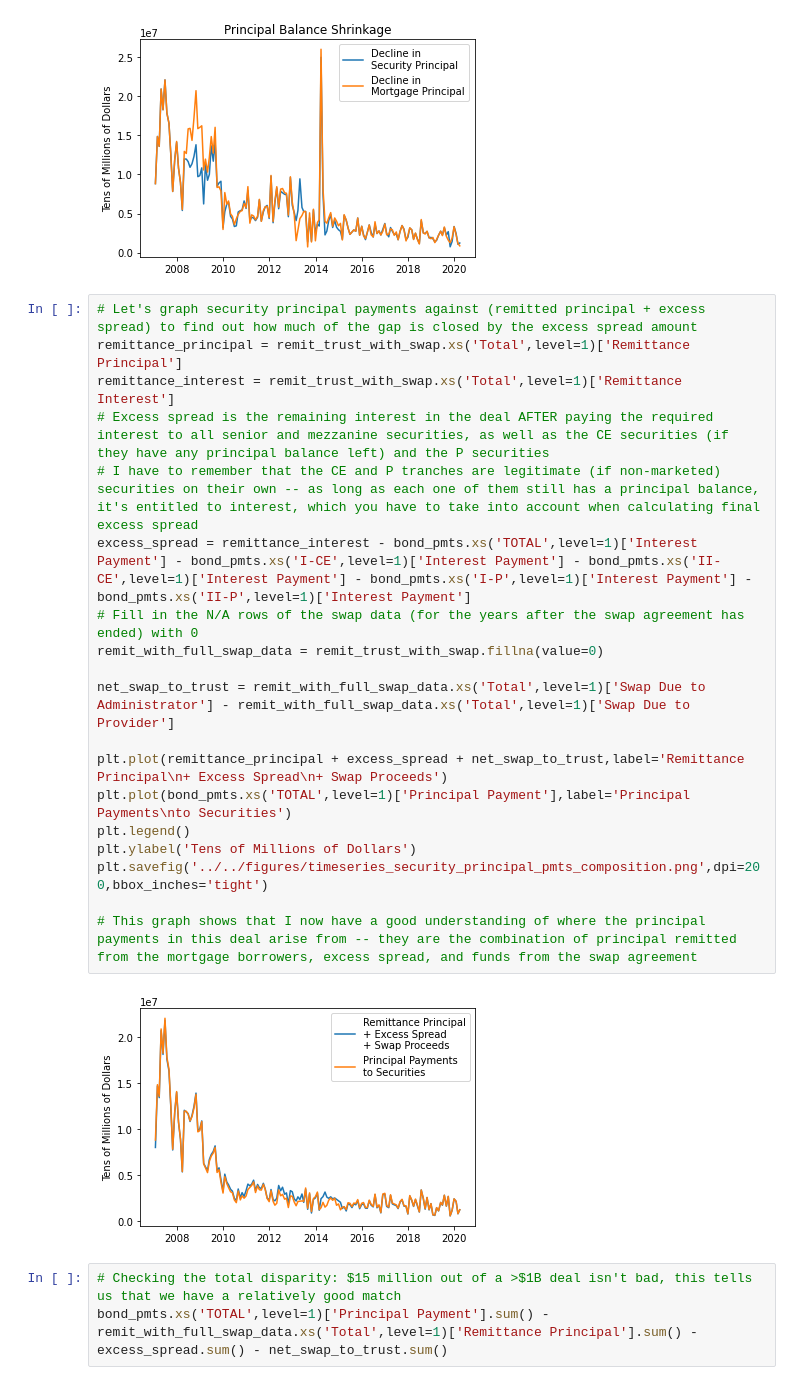
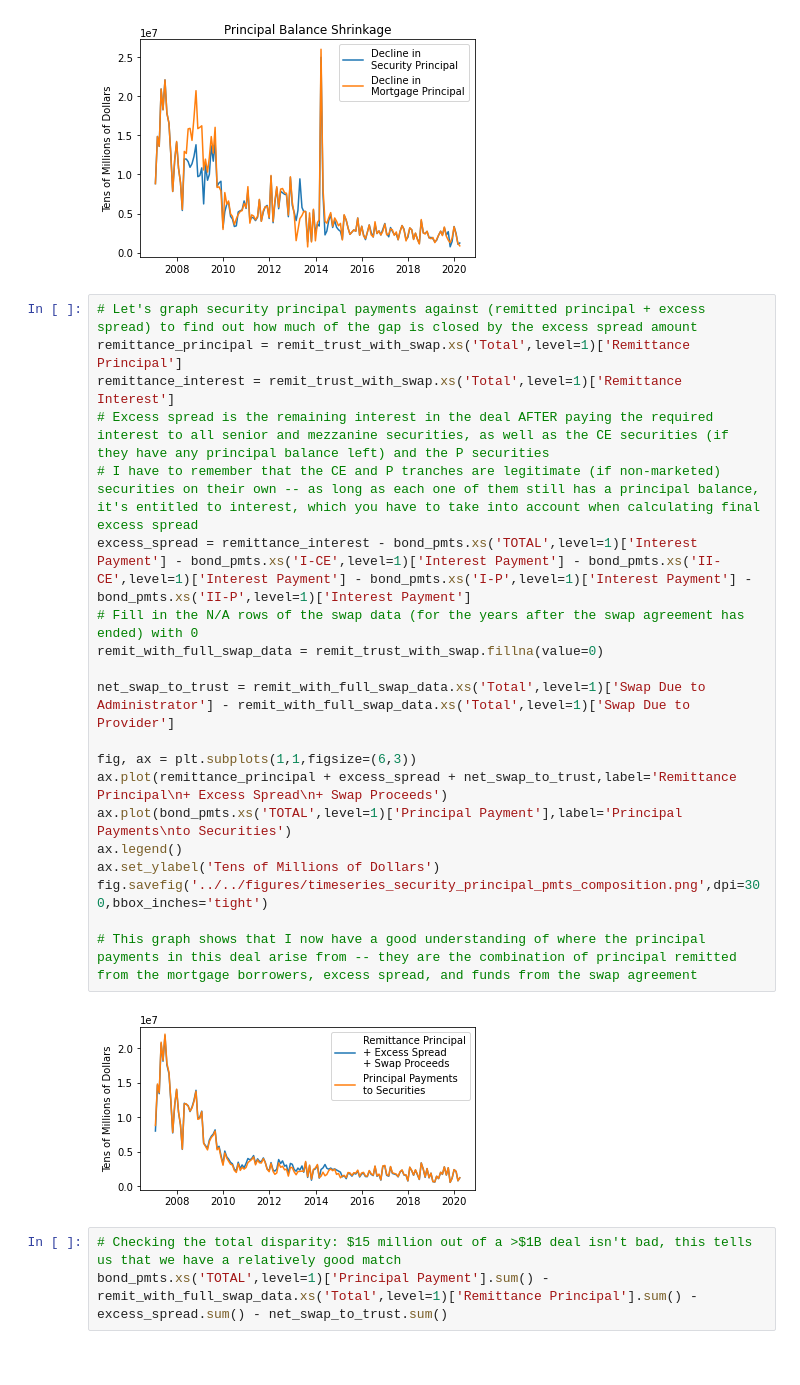
Before and after one commit to alexblumenfeld/mbs-postmortem, a Jupyter notebook: code/analysis/losses_vs_writedowns_aug18.ipynb, the cells around one changed output. Drawn from its saved outputs; the diff is of its cells as text.

```diff
--- a/code/analysis/losses_vs_writedowns_aug18.ipynb
+++ b/code/analysis/losses_vs_writedowns_aug18.ipynb
@@ -148,24 +148,25 @@ plt.show()
 # %%
 # Let's graph security principal payments against (remitted principal + excess spread) to find out how much of the gap is closed by the excess spread amount
 remittance_principal = remit_trust_with_swap.xs('Total',level=1)['Remittance Principal']
 remittance_interest = remit_trust_with_swap.xs('Total',level=1)['Remittance Interest']
 # Excess spread is the remaining interest in the deal AFTER paying the required interest to all senior and mezzanine securities, as well as the CE securities (if they have any principal balance left) and the P securities
 # I have to remember that the CE and P tranches are legitimate (if non-marketed) securities on their own -- as long as each one of them still has a principal balance, it's entitled to interest, which you have to take into account when calculating final excess spread
 excess_spread = remittance_interest - bond_pmts.xs('TOTAL',level=1)['Interest Payment'] - bond_pmts.xs('I-CE',level=1)['Interest Payment'] - bond_pmts.xs('II-CE',level=1)['Interest Payment'] - bond_pmts.xs('I-P',level=1)['Interest Payment'] - bond_pmts.xs('II-P',level=1)['Interest Payment']
 # Fill in the N/A rows of the swap data (for the years after the swap agreement has ended) with 0
 remit_with_full_swap_data = remit_trust_with_swap.fillna(value=0)
 
 net_swap_to_trust = remit_with_full_swap_data.xs('Total',level=1)['Swap Due to Administrator'] - remit_with_full_swap_data.xs('Total',level=1)['Swap Due to Provider']
 
-plt.plot(remittance_principal + excess_spread + net_swap_to_trust,label='Remittance Principal\n+ Excess Spread\n+ Swap Proceeds')
-plt.plot(bond_pmts.xs('TOTAL',level=1)['Principal Payment'],label='Principal Payments\nto Securities')
-plt.legend()
-plt.ylabel('Tens of Millions of Dollars')
-plt.savefig('../../figures/timeseries_security_principal_pmts_composition.png',dpi=200,bbox_inches='tight')
+fig, ax = plt.subplots(1,1,figsize=(6,3))
+ax.plot(remittance_principal + excess_spread + net_swap_to_trust,label='Remittance Principal\n+ Excess Spread\n+ Swap Proceeds')
+ax.plot(bond_pmts.xs('TOTAL',level=1)['Principal Payment'],label='Principal Payments\nto Securities')
+ax.legend()
+ax.set_ylabel('Tens of Millions of Dollars')
+fig.savefig('../../figures/timeseries_security_principal_pmts_composition.png',dpi=300,bbox_inches='tight')
 
 # This graph shows that I now have a good understanding of where the principal payments in this deal arise from -- they are the combination of principal remitted from the mortgage borrowers, excess spread, and funds from the swap agreement
 # %% [output]
-[figure, old version]
+[figure, new version]
 # %%
 # Checking the total disparity: $15 million out of a >$1B deal isn't bad, this tells us that we have a relatively good match
 bond_pmts.xs('TOTAL',level=1)['Principal Payment'].sum() - remit_with_full_swap_data.xs('Total',level=1)['Remittance Principal'].sum() - excess_spread.sum() - net_swap_to_trust.sum()
```
Also changed, not shown: parts of 1 cell of this notebook, 35 other files.
